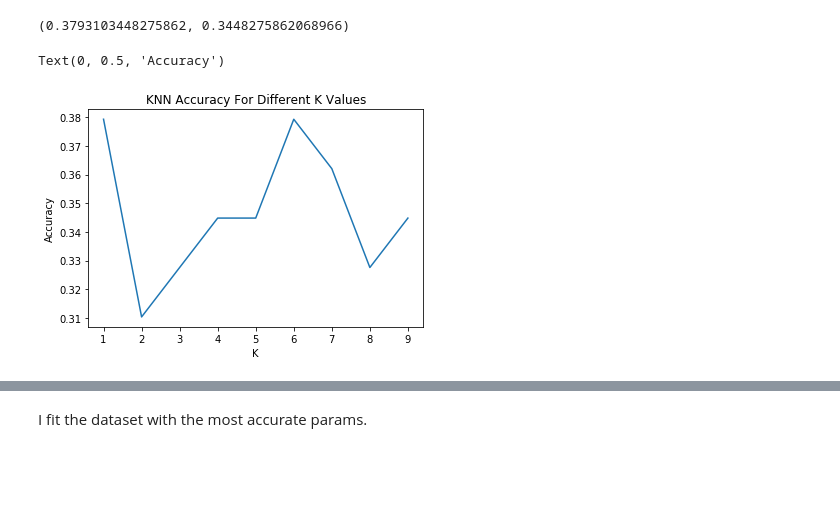
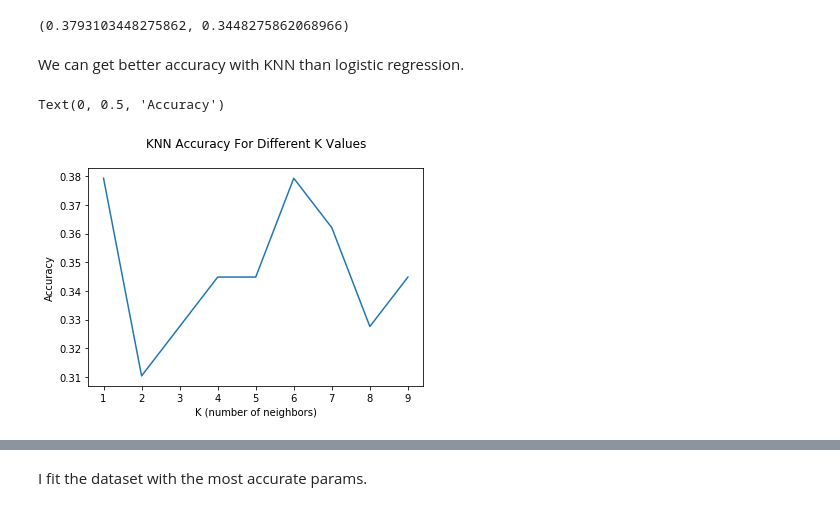
Before and after one commit to DavidSmolinski/portfolio, a Jupyter notebook: machine learning/Somerville police trust.ipynb, the cells around one changed output, grey strips where cells are left out. Drawn from its saved outputs; the diff is of its cells as text; code cells hidden in the pictures; blank space fills up the shorter version.

```diff
--- a/machine learning/Somerville police trust.ipynb
+++ b/machine learning/Somerville police trust.ipynb
@@ -59,14 +63,8 @@ df.head(1)
 |  | happy | info_avail | housing_cost | school_quality | trust_police | street_maint | event_avail |
 | 0 | 0 | 3 | 3 | 3 | 4 | 2 | 4 |
 # %%
-# l = list(df.columns)
-
-features = ['happy',
-            'info_avail',
-            'housing_cost',
-            'school_quality',
-            'street_maint',
-            'event_avail']
+features = list(df.columns)
+features.remove('trust_police')
 x = df[features]
 y = df.trust_police
 # %%
@@ -97,12 +94,14 @@ knn_accuracy(k_vals=(1,5))
 # %% [output]
 (0.3793103448275862, 0.3448275862068966)
+# %% [markdown]
+We can get better accuracy with KNN than logistic regression.
 # %%
 k_vals = tuple(range(1, 10))
 plt.plot(k_vals, knn_accuracy(k_vals=k_vals))
-plt.title('KNN Accuracy For Different K Values')
-plt.xlabel('K')
+plt.title('KNN Accuracy For Different K Values\n')
+plt.xlabel('K (number of neighbors)')
 plt.ylabel('Accuracy')
 # %% [output]
 Text(0, 0.5, 'Accuracy')
-[figure, old version]
+[figure, new version]
 # %%
```
Also changed, not shown: parts of 7 cells of this notebook.
